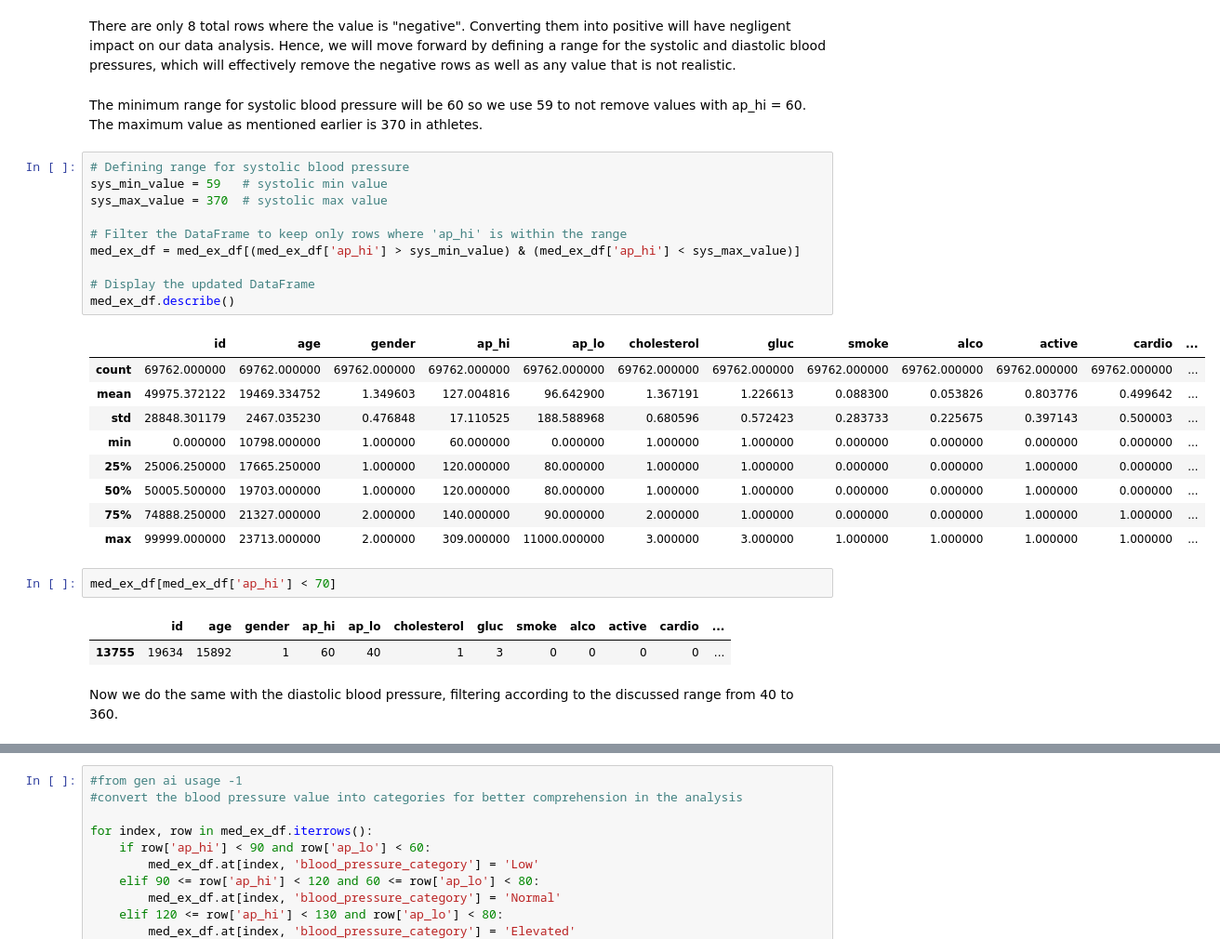
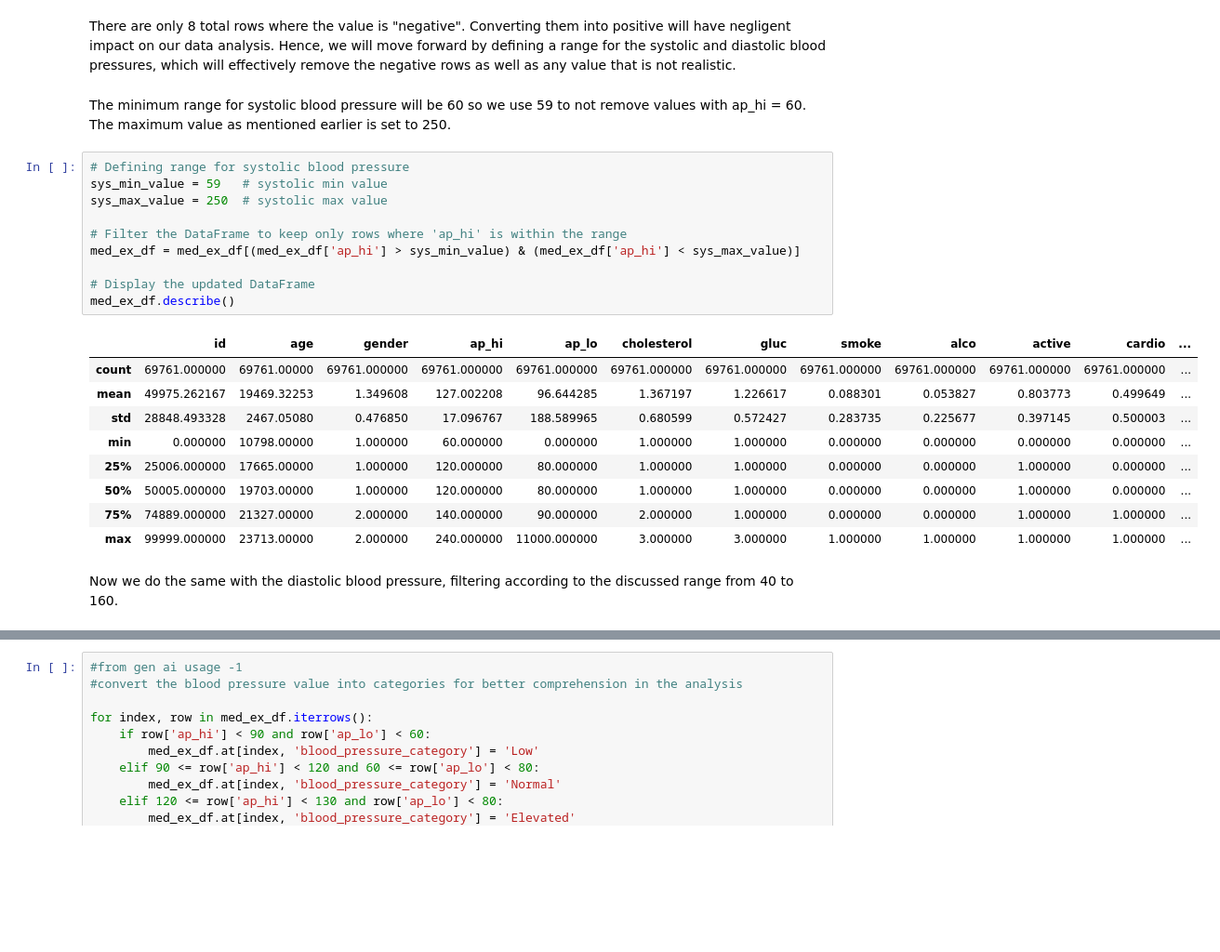
Before and after one commit to monikabuss/ISYS5002-2024-semester2, a Jupyter notebook: Code_Development_Colab.ipynb, the cells around one changed output, grey strips where cells are left out. Shown at 93% size. Drawn from its saved outputs; the diff is of its cells as text; blank space fills up the shorter version.

```diff
--- a/Code_Development_Colab.ipynb
+++ b/Code_Development_Colab.ipynb
@@ -465,34 +462,29 @@ memory usage: 309.0 bytes
 There are only 8 total rows where the value is "negative". Converting them into positive will have negligent impact on our data analysis. Hence, we will move forward by defining a range for the systolic and diastolic blood pressures, which will effectively remove the negative rows as well as any value that is not realistic.
 # %% [markdown]
 The minimum range for systolic blood pressure will be 60 so we use 59 to not remove values with ap_hi = 60.
-The maximum value as mentioned earlier is 370 in athletes.
+The maximum value as mentioned earlier is set to 250.
 # %%
 # Defining range for systolic blood pressure
 sys_min_value = 59   # systolic min value
-sys_max_value = 370  # systolic max value
+sys_max_value = 250  # systolic max value
 
 # Filter the DataFrame to keep only rows where 'ap_hi' is within the range
 med_ex_df = med_ex_df[(med_ex_df['ap_hi'] > sys_min_value) & (med_ex_df['ap_hi'] < sys_max_value)]
 
 # Display the updated DataFrame
 med_ex_df.describe()
 # %% [output]
 |  | id | age | gender | ap_hi | ap_lo | cholesterol | gluc | smoke | alco | active | cardio | ... |
-| count | 69762.000000 | 69762.000000 | 69762.000000 | 69762.000000 | 69762.000000 | 69762.000000 | 69762.000000 | 69762.000000 | 69762.000000 | 69762.000000 | 69762.000000 | ... |
-| mean | 49975.372122 | 19469.334752 | 1.349603 | 127.004816 | 96.642900 | 1.367191 | 1.226613 | 0.088300 | 0.053826 | 0.803776 | 0.499642 | ... |
-| std | 28848.301179 | 2467.035230 | 0.476848 | 17.110525 | 188.588968 | 0.680596 | 0.572423 | 0.283733 | 0.225675 | 0.397143 | 0.500003 | ... |
-| min | 0.000000 | 10798.000000 | 1.000000 | 60.000000 | 0.000000 | 1.000000 | 1.000000 | 0.000000 | 0.000000 | 0.000000 | 0.000000 | ... |
-| 25% | 25006.250000 | 17665.250000 | 1.000000 | 120.000000 | 80.000000 | 1.000000 | 1.000000 | 0.000000 | 0.000000 | 1.000000 | 0.000000 | ... |
-| 50% | 50005.500000 | 19703.000000 | 1.000000 | 120.000000 | 80.000000 | 1.000000 | 1.000000 | 0.000000 | 0.000000 | 1.000000 | 0.000000 | ... |
-| 75% | 74888.250000 | 21327.000000 | 2.000000 | 140.000000 | 90.000000 | 2.000000 | 1.000000 | 0.000000 | 0.000000 | 1.000000 | 1.000000 | ... |
-| max | 99999.000000 | 23713.000000 | 2.000000 | 309.000000 | 11000.000000 | 3.000000 | 3.000000 | 1.000000 | 1.000000 | 1.000000 | 1.000000 | ... |
+| count | 69761.000000 | 69761.00000 | 69761.000000 | 69761.000000 | 69761.000000 | 69761.000000 | 69761.000000 | 69761.000000 | 69761.000000 | 69761.000000 | 69761.000000 | ... |
+| mean | 49975.262167 | 19469.32253 | 1.349608 | 127.002208 | 96.644285 | 1.367197 | 1.226617 | 0.088301 | 0.053827 | 0.803773 | 0.499649 | ... |
+| std | 28848.493328 | 2467.05080 | 0.476850 | 17.096767 | 188.589965 | 0.680599 | 0.572427 | 0.283735 | 0.225677 | 0.397145 | 0.500003 | ... |
+| min | 0.000000 | 10798.00000 | 1.000000 | 60.000000 | 0.000000 | 1.000000 | 1.000000 | 0.000000 | 0.000000 | 0.000000 | 0.000000 | ... |
+| 25% | 25006.000000 | 17665.00000 | 1.000000 | 120.000000 | 80.000000 | 1.000000 | 1.000000 | 0.000000 | 0.000000 | 1.000000 | 0.000000 | ... |
+| 50% | 50005.000000 | 19703.00000 | 1.000000 | 120.000000 | 80.000000 | 1.000000 | 1.000000 | 0.000000 | 0.000000 | 1.000000 | 0.000000 | ... |
+| 75% | 74889.000000 | 21327.00000 | 2.000000 | 140.000000 | 90.000000 | 2.000000 | 1.000000 | 0.000000 | 0.000000 | 1.000000 | 1.000000 | ... |
+| max | 99999.000000 | 23713.00000 | 2.000000 | 240.000000 | 11000.000000 | 3.000000 | 3.000000 | 1.000000 | 1.000000 | 1.000000 | 1.000000 | ... |
-# %%
-med_ex_df[med_ex_df['ap_hi'] < 70]
-# %% [output]
-|  | id | age | gender | ap_hi | ap_lo | cholesterol | gluc | smoke | alco | active | cardio | ... |
-| 13755 | 19634 | 15892 | 1 | 60 | 40 | 1 | 3 | 0 | 0 | 0 | 0 | ... |
 # %% [markdown]
-Now we do the same with the diastolic blood pressure, filtering according to the discussed range from 40 to 360.
+Now we do the same with the diastolic blood pressure, filtering according to the discussed range from 40 to 160.
 # %%
 #defining range for diastolic blood pressure
 dia_min_value = 39   # diastolic min value
```
Also changed, not shown: parts of 73 cells of this notebook.
